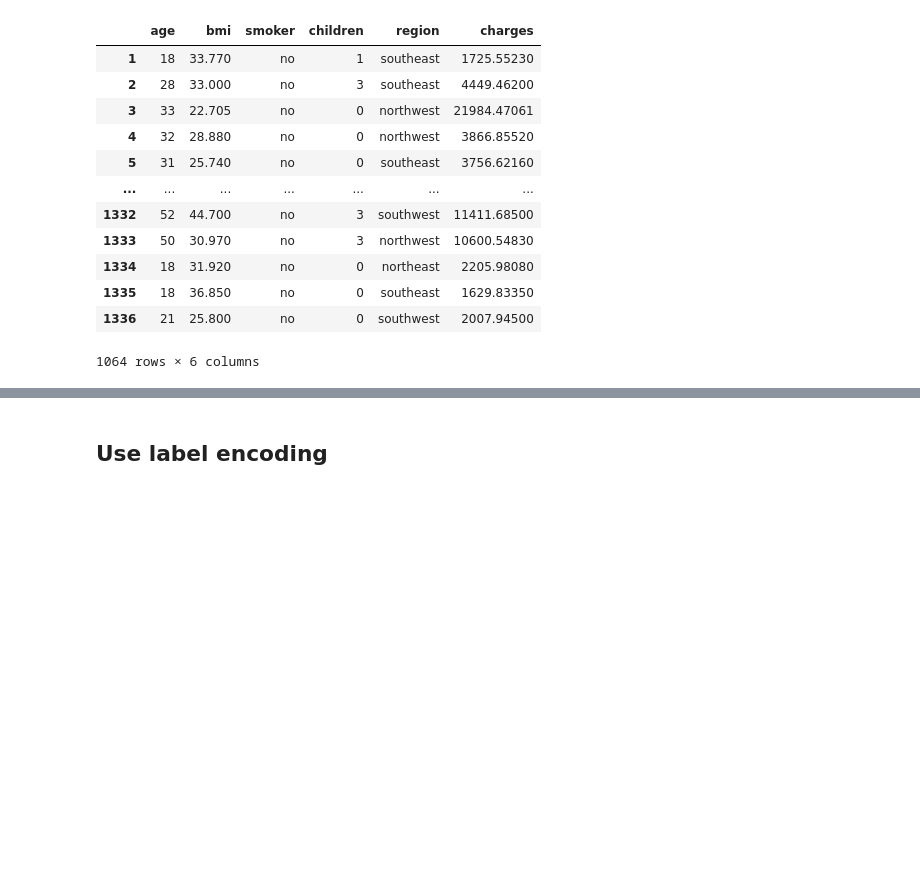
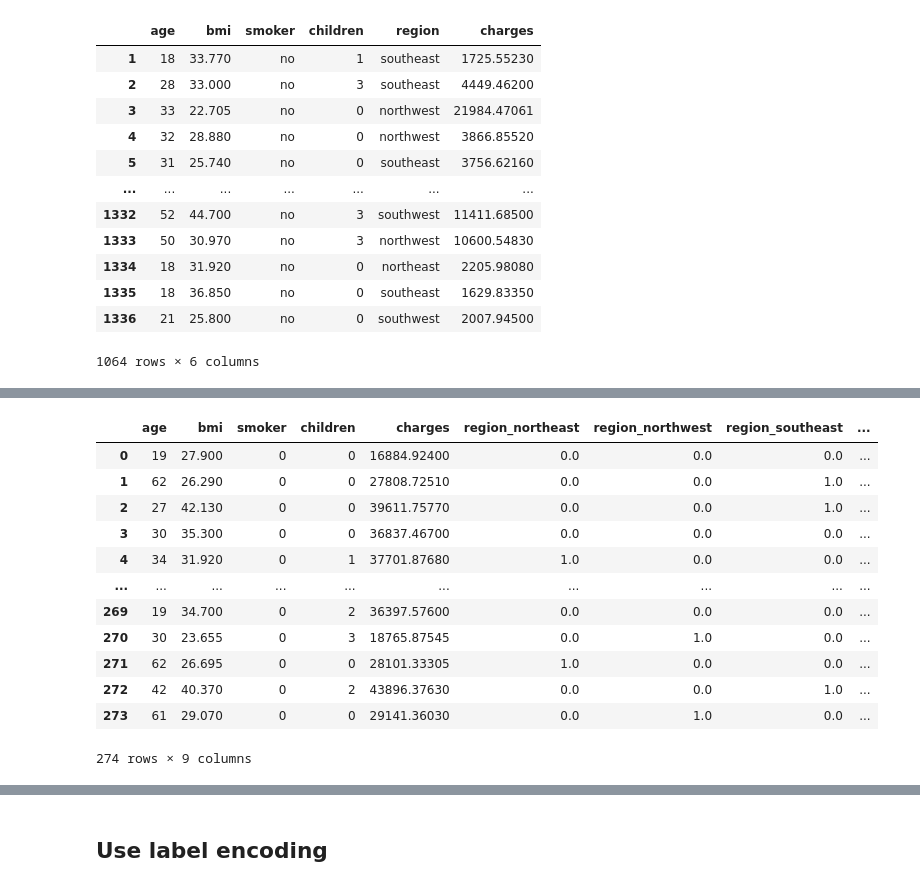
Before and after one commit to Dansah2/Dansah2_LinearRegression_4GeeksProject, a Jupyter notebook: src/explore.ipynb, the cells around one changed output, grey strips where cells are left out. Drawn from its saved outputs; the diff is of its cells as text; code cells hidden in the pictures; blank space fills up the shorter version.

```diff
--- a/src/explore.ipynb
+++ b/src/explore.ipynb
@@ -337,0 +383,25 @@ non_smoker_model_data
+# %%
+# one hot encode the 'region' column
+one_hot = OneHotEncoder(sparse_output=False)
+
+one_hot_smoker_region = one_hot.fit_transform(smoker_model_data[['region']])
+one_hot_smoker_region_df = pd.DataFrame(one_hot_smoker_region, columns=one_hot.get_feature_names_out(['region']))
+smoker_model_data = smoker_model_data.reset_index(drop=True)
+one_hot_smoker_region_df = one_hot_smoker_region_df.reset_index(drop=True)
+smoker_model_data = pd.concat([smoker_model_data.drop(columns=['region']), one_hot_smoker_region_df], axis=1)
+
+smoker_model_data
+# %% [output]
+|  | age | bmi | smoker | children | charges | region_northeast | region_northwest | region_southeast | ... |
+| 0 | 19 | 27.900 | 0 | 0 | 16884.92400 | 0.0 | 0.0 | 0.0 | ... |
+| 1 | 62 | 26.290 | 0 | 0 | 27808.72510 | 0.0 | 0.0 | 1.0 | ... |
+| 2 | 27 | 42.130 | 0 | 0 | 39611.75770 | 0.0 | 0.0 | 1.0 | ... |
+| 3 | 30 | 35.300 | 0 | 0 | 36837.46700 | 0.0 | 0.0 | 0.0 | ... |
+| 4 | 34 | 31.920 | 0 | 1 | 37701.87680 | 1.0 | 0.0 | 0.0 | ... |
+| ... | ... | ... | ... | ... | ... | ... | ... | ... | ... |
+| 269 | 19 | 34.700 | 0 | 2 | 36397.57600 | 0.0 | 0.0 | 0.0 | ... |
+| 270 | 30 | 23.655 | 0 | 3 | 18765.87545 | 0.0 | 1.0 | 0.0 | ... |
+| 271 | 62 | 26.695 | 0 | 0 | 28101.33305 | 1.0 | 0.0 | 0.0 | ... |
+| 272 | 42 | 40.370 | 0 | 2 | 43896.37630 | 0.0 | 0.0 | 1.0 | ... |
+| 273 | 61 | 29.070 | 0 | 0 | 29141.36030 | 0.0 | 1.0 | 0.0 | ... |
+274 rows × 9 columns
```
Also changed, not shown: parts of 19 cells of this notebook.
